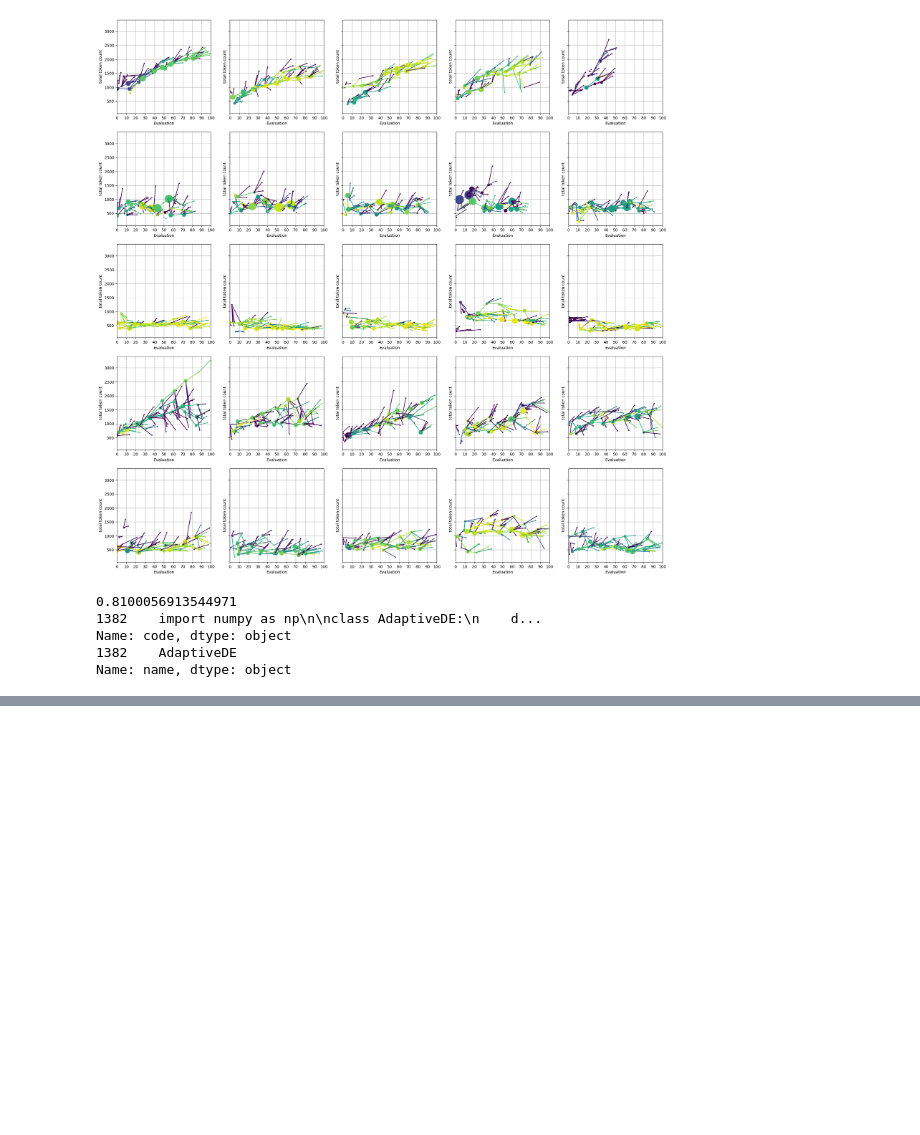
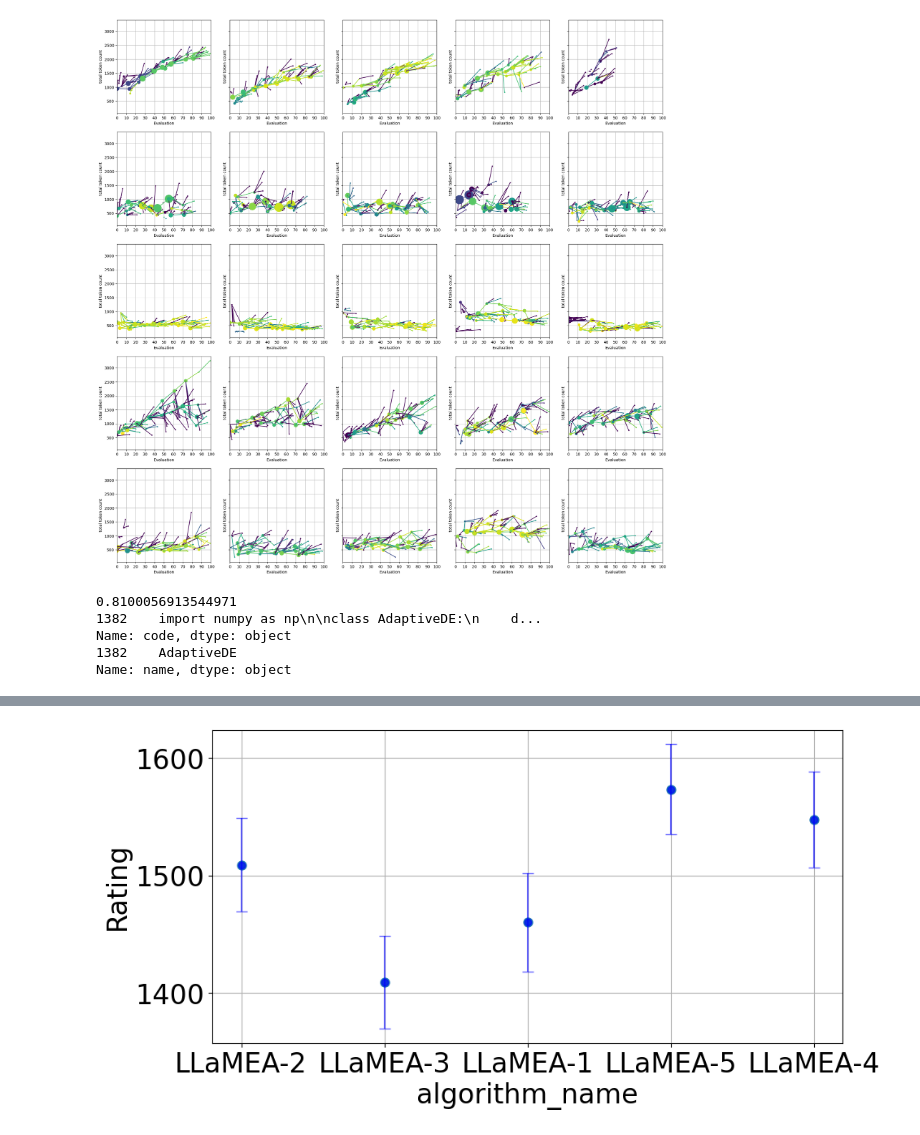
Before and after one commit to XAI-liacs/BLADE, a Jupyter notebook: visualize_mabbob.ipynb, the cells around one changed output, grey strips where cells are left out. Saved outputs shown, nothing was run; the diff lists cells and outputs as text; code cells hidden in the pictures; blank space fills up the shorter version.

```diff
--- a/visualize_mabbob.ipynb
+++ b/visualize_mabbob.ipynb
@@ -77,0 +331,4 @@ exp_data
+# %%
+rating_df = iohinspector.plot.plot_tournament_ranking(df, nrounds=10000)
+# %% [output]
+[figure, added]
```
Also changed, not shown: parts of 8 cells of this notebook, 11 other files.
